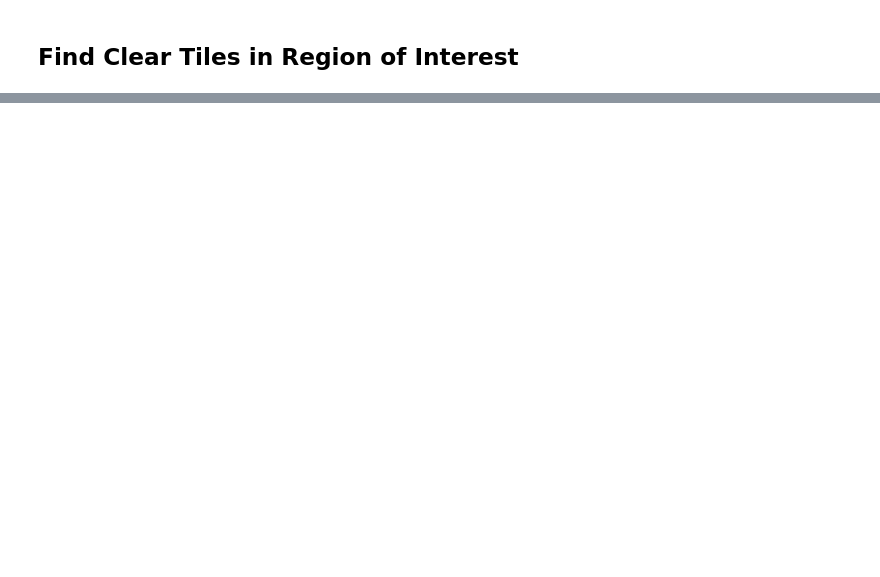
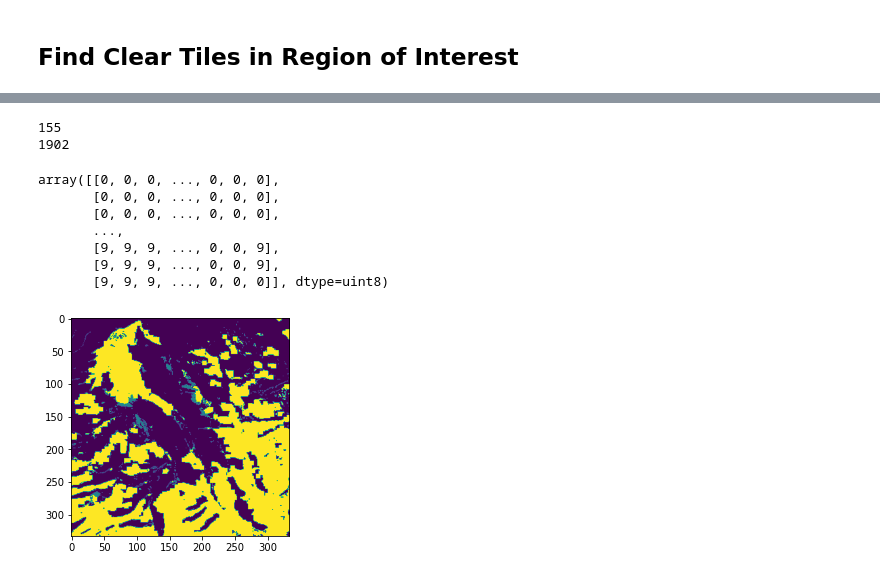
Before and after one commit to MatthewAustinThompson/streamflow-drought-prediction, a Jupyter notebook: Find_Tiles_Test_Region.ipynb, the cells around one changed output, grey strips where cells are left out. Drawn from its saved outputs; the diff is of its cells as text; code cells hidden in the pictures; blank space fills up the shorter version.

```diff
--- a/Find_Tiles_Test_Region.ipynb
+++ b/Find_Tiles_Test_Region.ipynb
@@ -134,3 +139,42 @@ print(len(nan_files))
+# %%
+lst_clear = []
+nan_files = []
+for file in landsat:
+    tiff_file = rxr.open_rasterio(directory + file)
+    tiff_file_sliced = tiff_file.sel(x=slice(-864520, -854520), y=slice(1937395, 1927395))  # slicing around just reservoir
+
+    # If there are null values or if the tile is entirely cloud cover, drop it
+    if (255 in tiff_file_sliced.values) or (np.unique(tiff_file_sliced.values, return_counts=True)[0][0] == 9):
+        nan_files.append(file)
+    else:
+        num_values = tiff_file_sliced.x.size * tiff_file_sliced.y.size
+        result = np.unique(tiff_file_sliced.values, return_counts=True)
+        cloud_values = 0
+        for i in range(0, len(result[0])):
+            if result[0][i] == 9:
+                cloud_values += result[1][i]
+        if cloud_values / num_values == 0:  # only include cloudless tiles
+            lst_clear.append(file)
+        else:
+print(len(lst_clear))
+print(len(nan_files))
+# %% [output]
+155
+1902
+# %%
+tiff_file = rxr.open_rasterio(directory + "LT05_CU_011009_19850413_20190205_C01_V01_INWM.tif")
+tiff_file_sliced = tiff_file.sel(x=slice(-864520, -854520), y=slice(1937395, 1927395))
+plt.imshow(tiff_file_sliced.values[0])
+np.array(tiff_file_sliced.values[0])
+# %% [output]
+array([[0, 0, 0, ..., 0, 0, 0],
+       [0, 0, 0, ..., 0, 0, 0],
+       [0, 0, 0, ..., 0, 0, 0],
+       ...,
+       [9, 9, 9, ..., 0, 0, 9],
+       [9, 9, 9, ..., 0, 0, 9],
+       [9, 9, 9, ..., 0, 0, 0]], dtype=uint8)
+[figure, added]
 # %%
 lst_clear.sort()
 lst_clear
```
Also changed, not shown: parts of 15 cells of this notebook, 4 other files.
